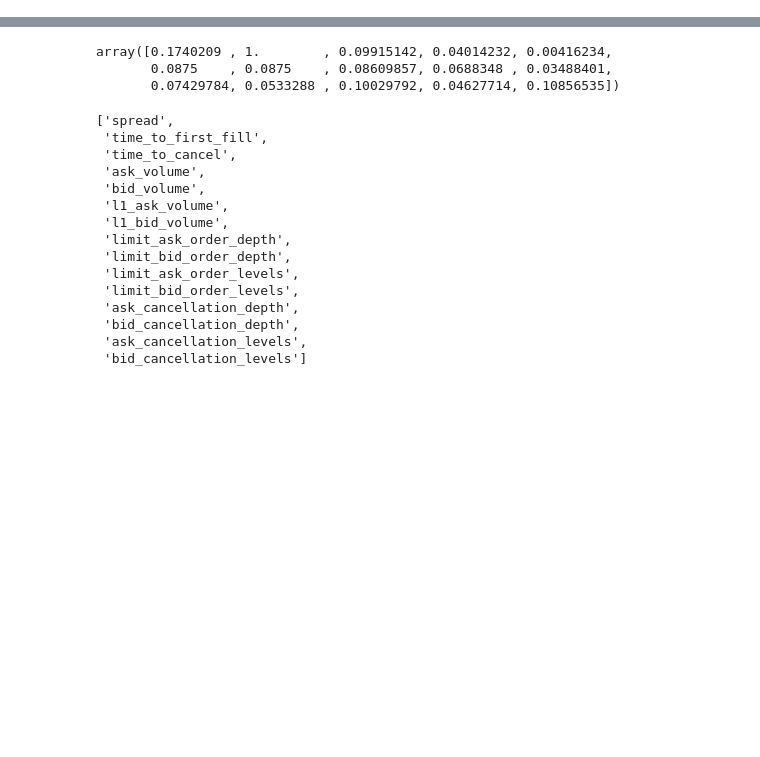
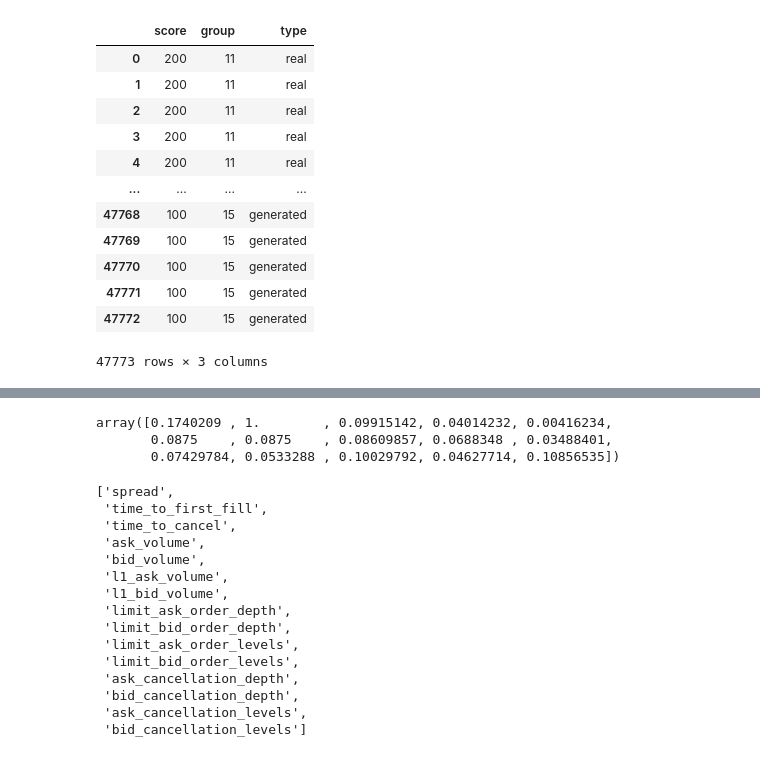
Before and after one commit to peernagy/lob_bench, a Jupyter notebook: benchmark.ipynb, the cells around one changed output, grey strips where cells are left out. Cells and saved outputs as stored; diff of their text form; code cells hidden in the pictures; blank space fills up the shorter version.

```diff
--- a/benchmark.ipynb
+++ b/benchmark.ipynb
@@ -126,0 +163,16 @@ for score_name, score_config in scoring_config_dict.items():
+# %%
+score_dfs['spread_X_time']
+# %% [output]
+|  | score | group | type |
+| 0 | 200 | 11 | real |
+| 1 | 200 | 11 | real |
+| 2 | 200 | 11 | real |
+| 3 | 200 | 11 | real |
+| 4 | 200 | 11 | real |
+| ... | ... | ... | ... |
+| 47768 | 100 | 15 | generated |
+| 47769 | 100 | 15 | generated |
+| 47770 | 100 | 15 | generated |
+| 47771 | 100 | 15 | generated |
+| 47772 | 100 | 15 | generated |
+47773 rows × 3 columns
```
Also changed, not shown: parts of 8 cells of this notebook, 2 other files.
